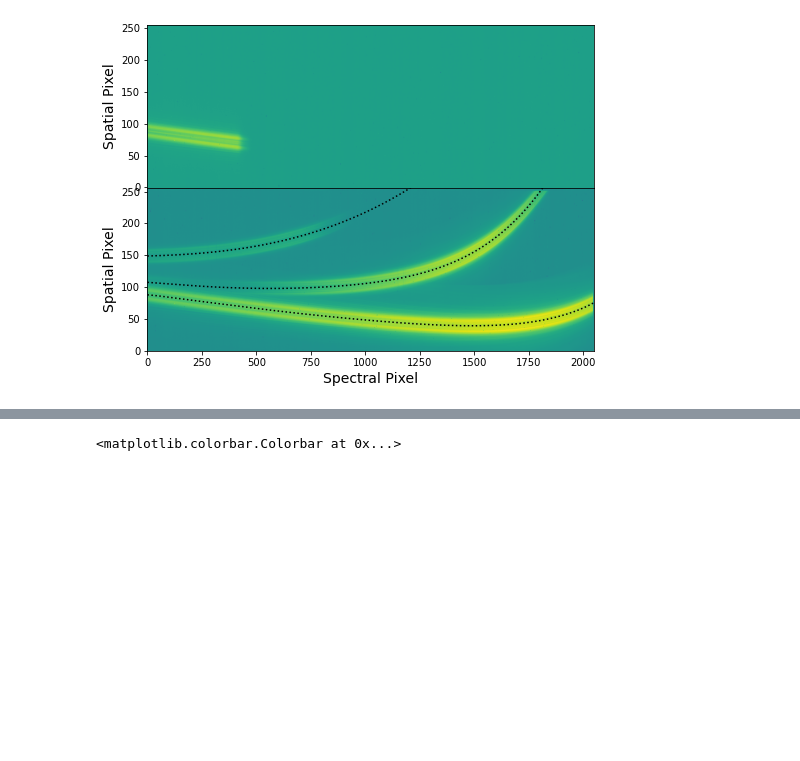
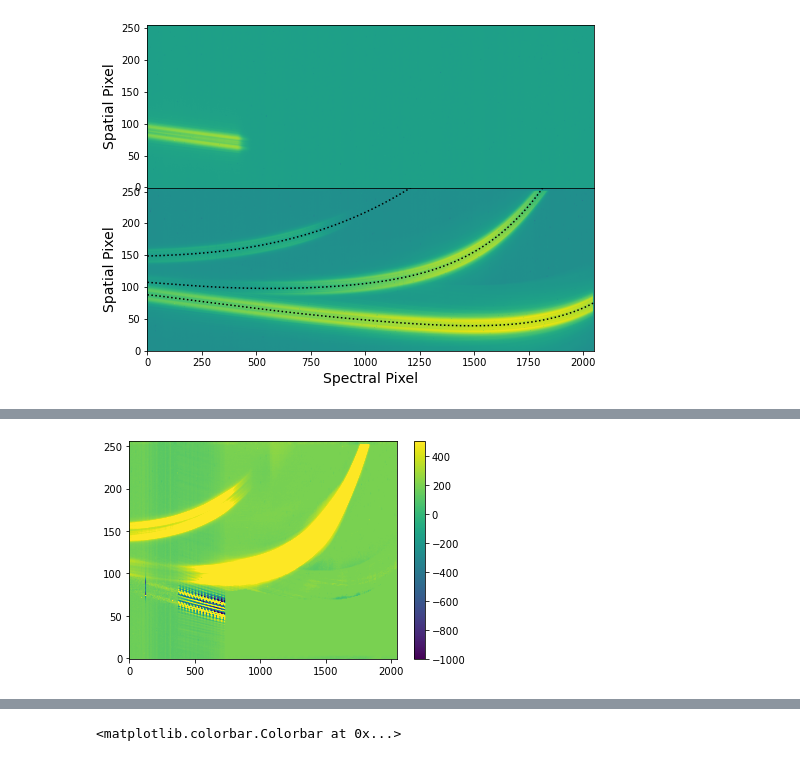
Before and after one commit to njcuk9999/jwst-mtl, a Jupyter notebook: SOSS/extract/Empirical_Trace/empirical_trace.ipynb, the cells around one changed output, grey strips where cells are left out. Saved outputs shown, nothing was run; the diff lists cells and outputs as text; code cells hidden in the pictures; blank space fills up the shorter version.

```diff
--- a/SOSS/extract/Empirical_Trace/empirical_trace.ipynb
+++ b/SOSS/extract/Empirical_Trace/empirical_trace.ipynb
@@ -159,3 +170,11 @@ etrace.order2 /= np.sum(etrace.order2, axis=0)
+# %%
+# subtract off order 1
+o1sub = clear - etrace.order1
+plt.imshow(o1sub, origin='lower', aspect='auto', vmin=-1e3, vmax=5e2)
+plt.colorbar()
+plt.show()
+# %% [output]
+[figure, added]
 # %%
 # Get sim reference profiles
 order1 = fits.getdata('/Users/michaelradica/transfer/ref_specprofile.fits', 1)
```
Also changed, not shown: parts of 5 cells of this notebook, 3 other files.
